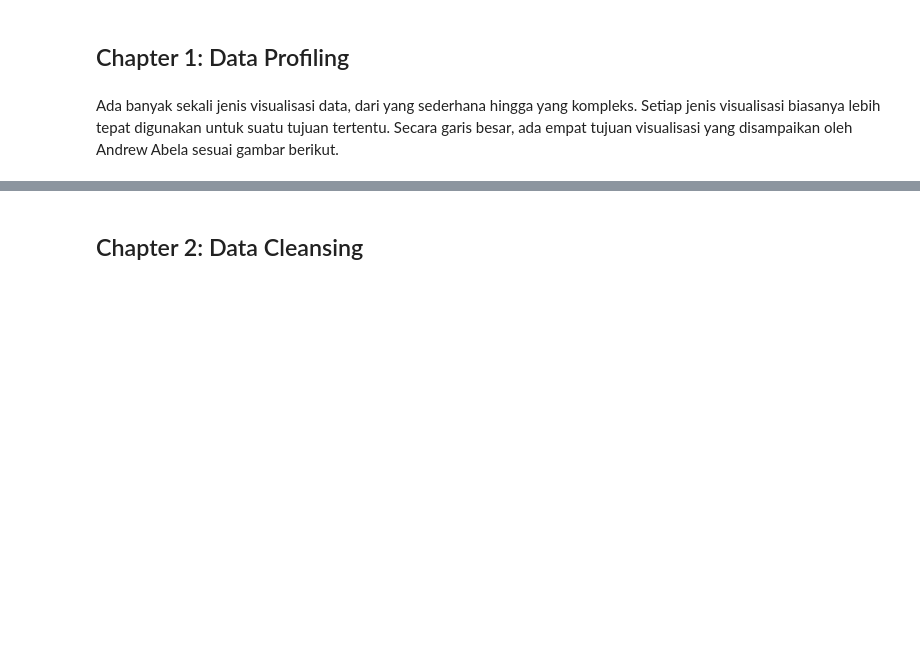
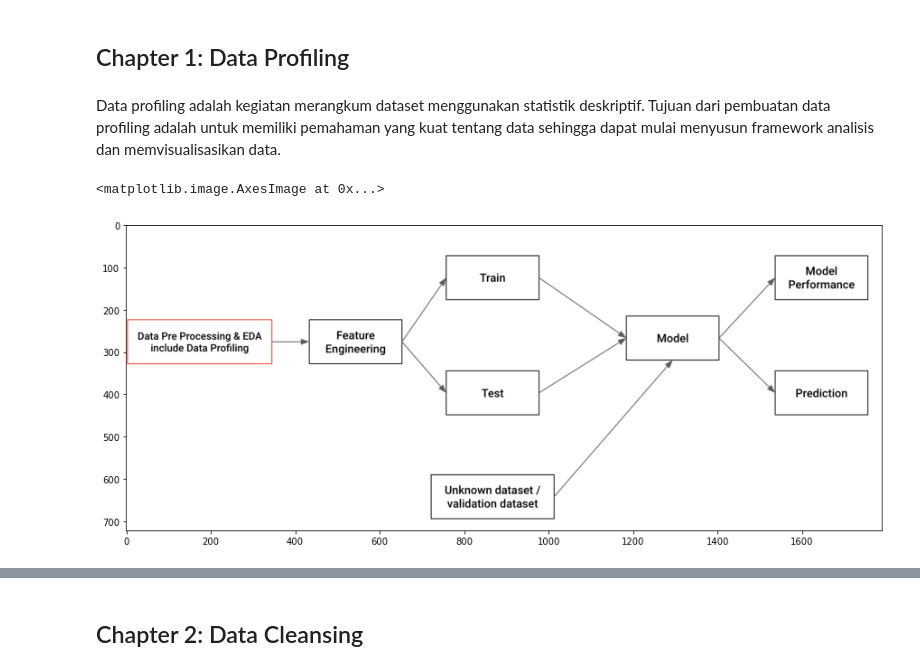
Before and after one commit to himayatulmillah/dqlab-course, a Jupyter notebook: Data Quality with Python for Beginner.ipynb, the cells around one changed output, grey strips where cells are left out. Cells and saved outputs as stored; diff of their text form; code cells hidden in the pictures; blank space fills up the shorter version.

```diff
--- a/Data Quality with Python for Beginner.ipynb
+++ b/Data Quality with Python for Beginner.ipynb
@@ -19,5 +19,15 @@
 </div>
 # %% [markdown]
 <h2><a name="data-profiling"></a>Chapter 1: Data Profiling</h2>
-# %% [markdown]
-<p>Ada banyak sekali jenis visualisasi data, dari yang sederhana hingga yang kompleks. Setiap jenis visualisasi biasanya lebih tepat digunakan untuk suatu tujuan tertentu. Secara garis besar, ada empat tujuan visualisasi yang disampaikan oleh Andrew Abela sesuai gambar berikut.</p>
+# %% [markdown]
+<p>Data profiling adalah kegiatan merangkum dataset menggunakan statistik deskriptif. Tujuan dari pembuatan data profiling adalah untuk memiliki pemahaman yang kuat tentang data sehingga dapat mulai menyusun framework analisis  dan memvisualisasikan data.</p>
+# %%
+# importing matplotlib modules
+import matplotlib.pyplot as plt
+
+plt.figure(figsize=(15,15))
+img = plt.imread('Resources/eda_data_profiling.png')
+plt.imshow(img)
+# %% [output]
+<matplotlib.image.AxesImage at 0x...>
+[figure, added]
```
Also changed, not shown: parts of 48 cells of this notebook, 1 other file.
